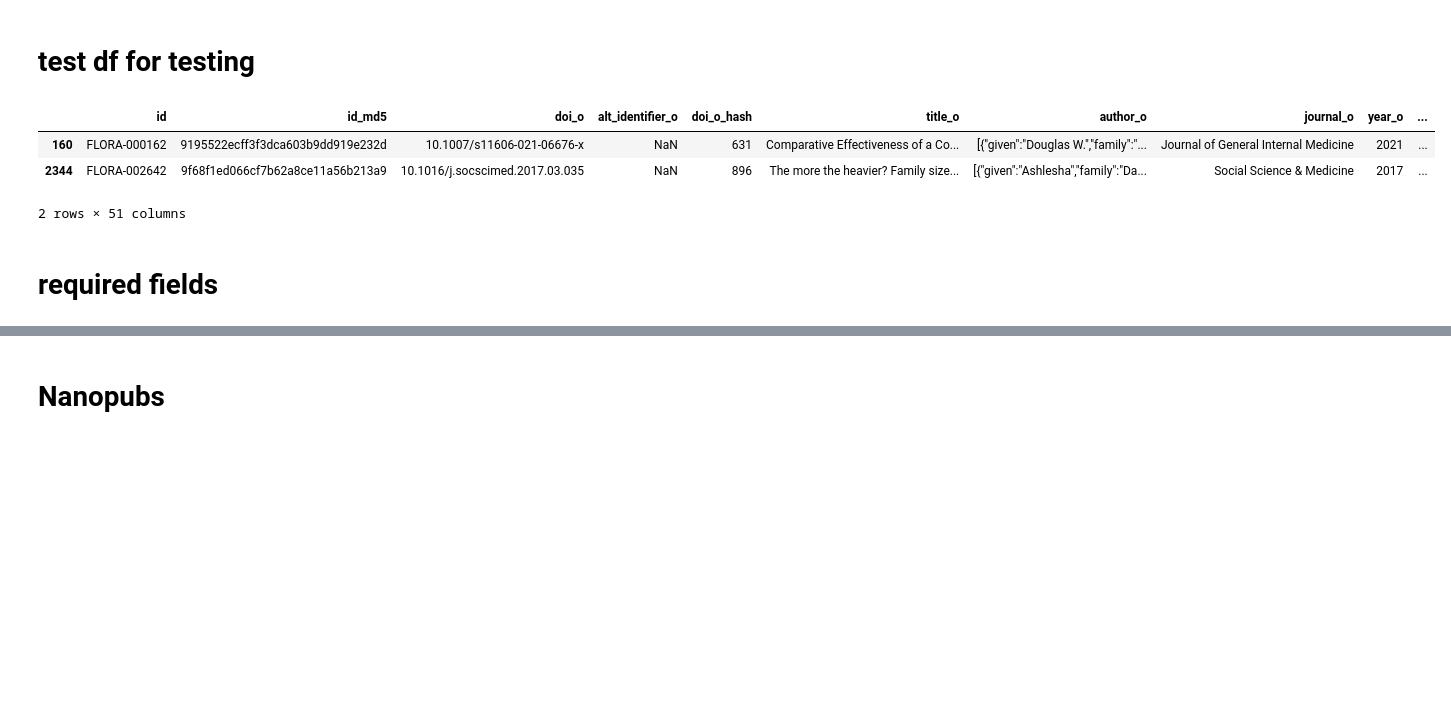
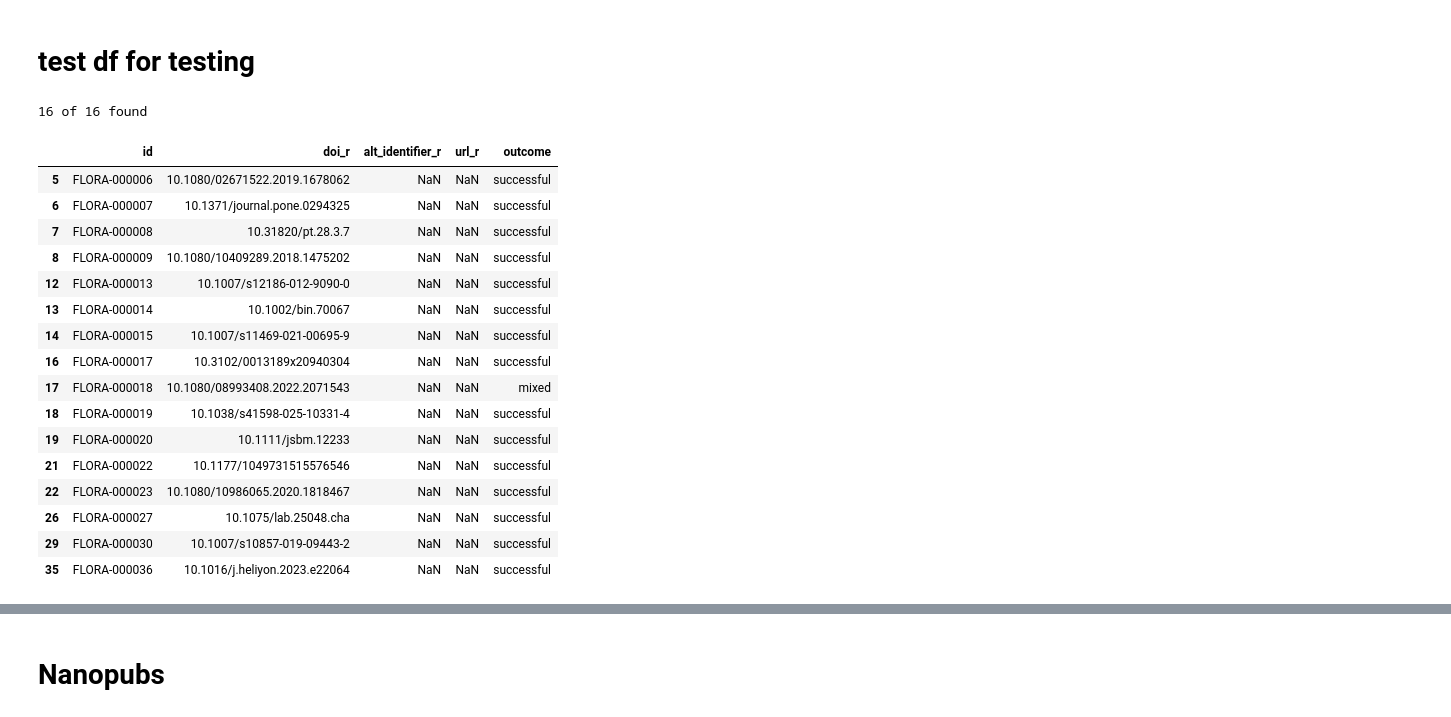
Before and after one commit to forrtproject/flora-wikidata, a Jupyter notebook: nanpub_gen.ipynb, the cells around one changed output, grey strips where cells are left out. Cells and saved outputs as stored; diff of their text form; code cells hidden in the pictures; blank space fills up the shorter version.

```diff
--- a/nanpub_gen.ipynb
+++ b/nanpub_gen.ipynb
@@ -51,16 +51,33 @@ multi_studies[multi_studies["url_r"] == "https://osf.io/bfs6p"][["id", "match",
 # %% [markdown]
 # test df for testing
 # %%
-test = flora_filtered[
-    (flora_filtered["doi_r"] == "10.1097/mlr.0000000000002256")
-    | (flora_filtered["url_r"] == "https://osf.io/4rch2")
+test_ids = [
+    "FLORA-000006", "FLORA-000007", "FLORA-000008", "FLORA-000009",
+    "FLORA-000013", "FLORA-000014", "FLORA-000015", "FLORA-000017",
+    "FLORA-000018", "FLORA-000019", "FLORA-000020", "FLORA-000022",
+    "FLORA-000023", "FLORA-000027", "FLORA-000030", "FLORA-000036",
 ]
+
+test = flora_filtered[flora_filtered["id"].isin(test_ids)]
+
+print(len(test), "of", len(test_ids), "found")
 test[["id", "doi_r", "alt_identifier_r", "url_r", "outcome"]]
-test.head()
 # %% [output]
+16 of 16 found
-|  | id | id_md5 | doi_o | alt_identifier_o | doi_o_hash | title_o | author_o | journal_o | year_o | ... |
-| 160 | FLORA-000162 | 9195522ecff3f3dca603b9dd919e232d | 10.1007/s11606-021-06676-x | NaN | 631 | Comparative Effectiveness of a Co... | [{"given":"Douglas W.","family":"... | Journal of General Internal Medicine | 2021 | ... |
-| 2344 | FLORA-002642 | 9f68f1ed066cf7b62a8ce11a56b213a9 | 10.1016/j.socscimed.2017.03.035 | NaN | 896 | The more the heavier? Family size... | [{"given":"Ashlesha","family":"Da... | Social Science & Medicine | 2017 | ... |
+|  | id | doi_r | alt_identifier_r | url_r | outcome |
+| 5 | FLORA-000006 | 10.1080/02671522.2019.1678062 | NaN | NaN | successful |
+| 6 | FLORA-000007 | 10.1371/journal.pone.0294325 | NaN | NaN | successful |
+| 7 | FLORA-000008 | 10.31820/pt.28.3.7 | NaN | NaN | successful |
+| 8 | FLORA-000009 | 10.1080/10409289.2018.1475202 | NaN | NaN | successful |
+| 12 | FLORA-000013 | 10.1007/s12186-012-9090-0 | NaN | NaN | successful |
+| 13 | FLORA-000014 | 10.1002/bin.70067 | NaN | NaN | successful |
+| 14 | FLORA-000015 | 10.1007/s11469-021-00695-9 | NaN | NaN | successful |
+| 16 | FLORA-000017 | 10.3102/0013189x20940304 | NaN | NaN | successful |
+| 17 | FLORA-000018 | 10.1080/08993408.2022.2071543 | NaN | NaN | mixed |
+| 18 | FLORA-000019 | 10.1038/s41598-025-10331-4 | NaN | NaN | successful |
+| 19 | FLORA-000020 | 10.1111/jsbm.12233 | NaN | NaN | successful |
+| 21 | FLORA-000022 | 10.1177/1049731515576546 | NaN | NaN | successful |
+| 22 | FLORA-000023 | 10.1080/10986065.2020.1818467 | NaN | NaN | successful |
+| 26 | FLORA-000027 | 10.1075/lab.25048.cha | NaN | NaN | successful |
+| 29 | FLORA-000030 | 10.1007/s10857-019-09443-2 | NaN | NaN | successful |
+| 35 | FLORA-000036 | 10.1016/j.heliyon.2023.e22064 | NaN | NaN | successful |
-2 rows × 51 columns
-# %% [markdown]
-# required fields
```
Also changed, not shown: parts of 14 cells of this notebook, 1 other file.
